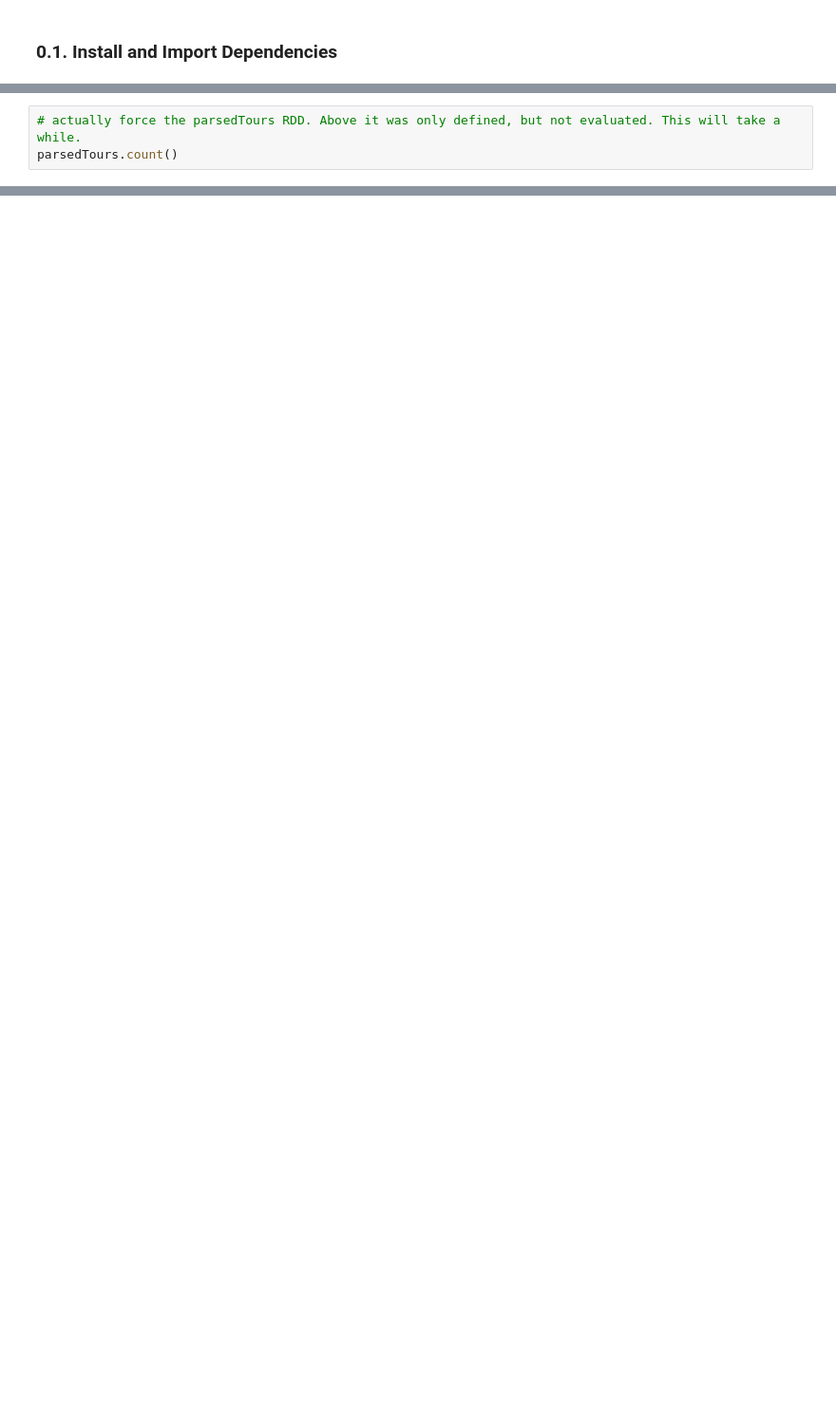
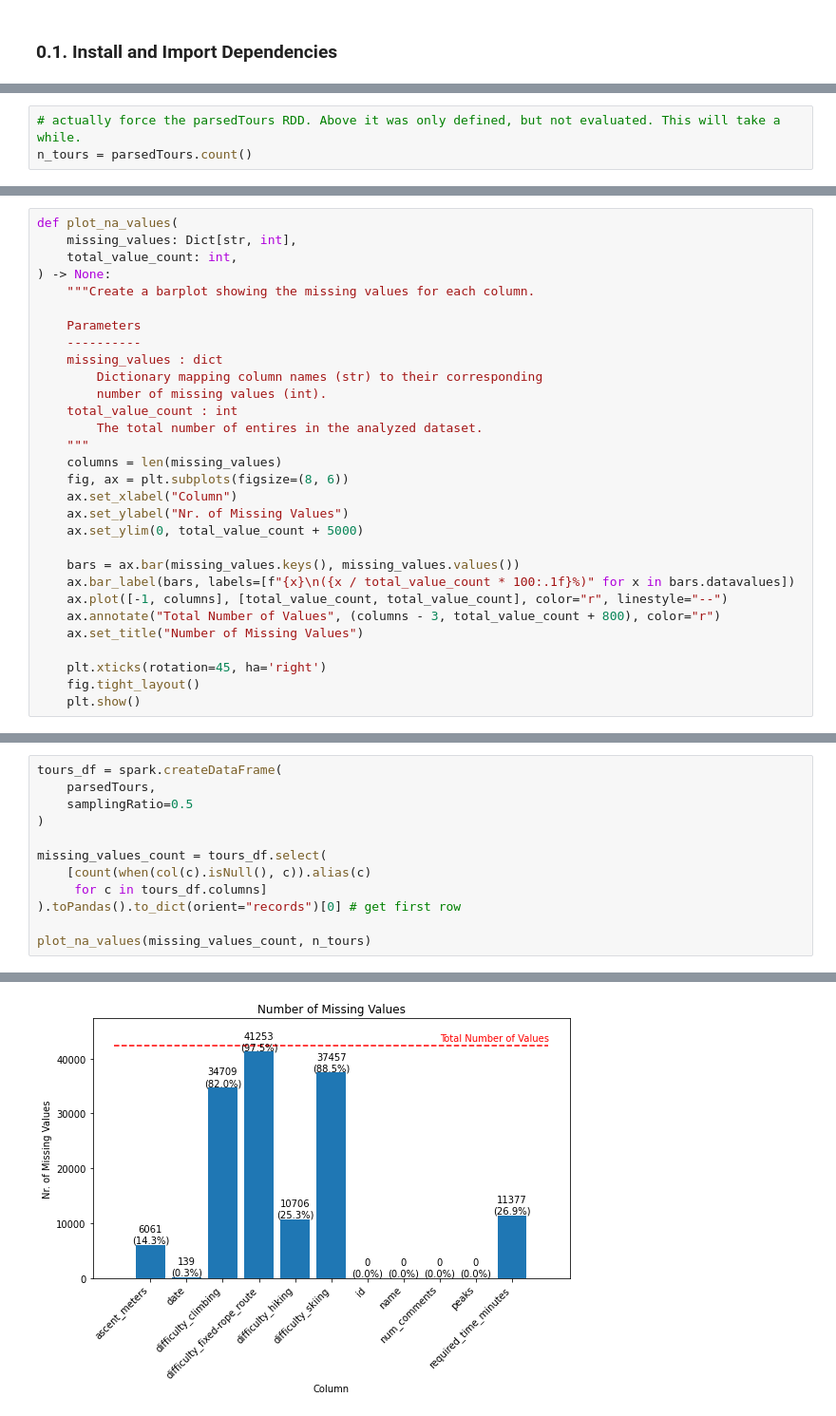
Before and after one commit to RobinfRoth/dawr-ass3, a Jupyter notebook: dawr_assignment3.ipynb, the cells around one changed output, grey strips where cells are left out. Shown at 95% size. Cells and saved outputs as stored; diff of their text form; blank space fills up the shorter version.

```diff
--- a/dawr_assignment3.ipynb
+++ b/dawr_assignment3.ipynb
@@ -243,3 +332,3 @@ parsedTours = tours.map(parse).persist(pyspark.StorageLevel.MEMORY_AND_DISK)
 # %%
 # actually force the parsedTours RDD. Above it was only defined, but not evaluated. This will take a while.
-parsedTours.count()
+n_tours = parsedTours.count()
@@ -251,0 +707,30 @@ parsedTours.collect()
+# %%
+def plot_na_values(
+    missing_values: Dict[str, int],
+    total_value_count: int,
+) -> None:
+    """Create a barplot showing the missing values for each column.
+
+    Parameters
+    ----------
+    missing_values : dict
+        Dictionary mapping column names (str) to their corresponding
+        number of missing values (int).
+    total_value_count : int
+        The total number of entires in the analyzed dataset.
+    """
+    columns = len(missing_values)
+    fig, ax = plt.subplots(figsize=(8, 6))
+    ax.set_xlabel("Column")
+    ax.set_ylabel("Nr. of Missing Values")
+    ax.set_ylim(0, total_value_count + 5000)
+
+    bars = ax.bar(missing_values.keys(), missing_values.values())
+    ax.bar_label(bars, labels=[f"{x}\n({x / total_value_count * 100:.1f}%)" for x in bars.datavalues])
+    ax.plot([-1, columns], [total_value_count, total_value_count], color="r", linestyle="--")
+    ax.annotate("Total Number of Values", (columns - 3, total_value_count + 800), color="r")
+    ax.set_title("Number of Missing Values")
+
+    plt.xticks(rotation=45, ha='right')
+    fig.tight_layout()
+    plt.show()
@@ -251,0 +739,13 @@ parsedTours.collect()
+# %%
+tours_df = spark.createDataFrame(
+    parsedTours,
+    samplingRatio=0.5
+)
+
+missing_values_count = tours_df.select(
+    [count(when(col(c).isNull(), c)).alias(c)
+     for c in tours_df.columns]
+).toPandas().to_dict(orient="records")[0] # get first row
+
+plot_na_values(missing_values_count, n_tours)
+# %% [output]
@@ -251,0 +753 @@ parsedTours.collect()
+[figure, added]
```
Also changed, not shown: parts of 52 cells of this notebook, 5 other files.
